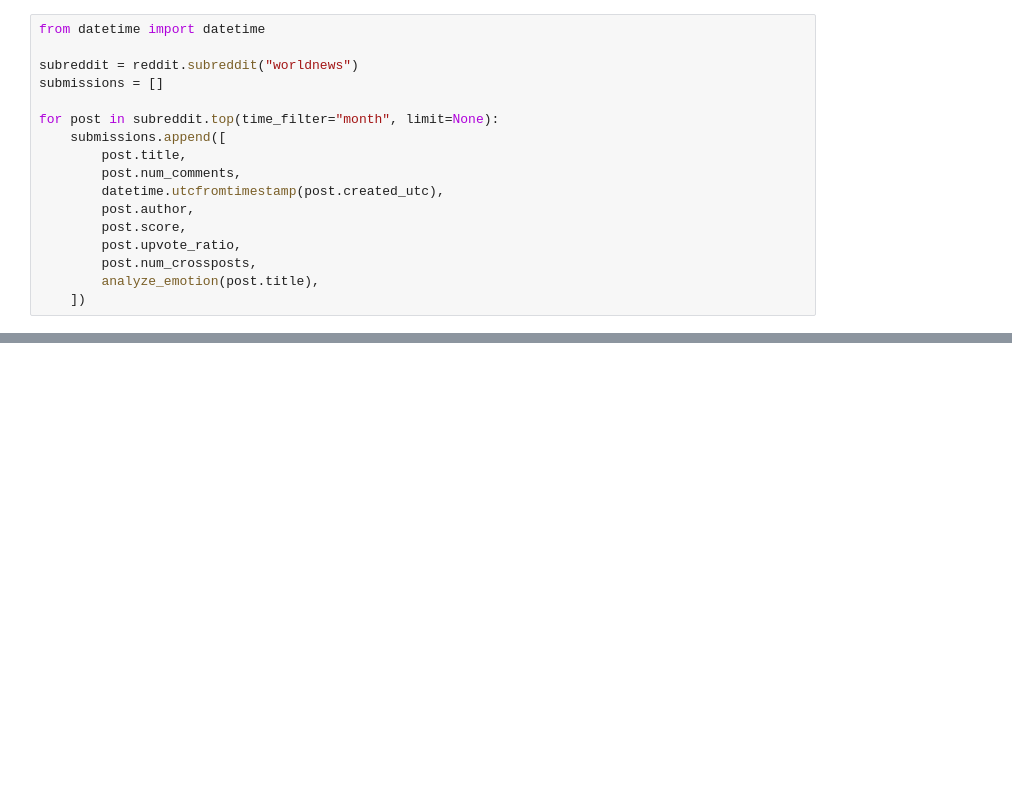
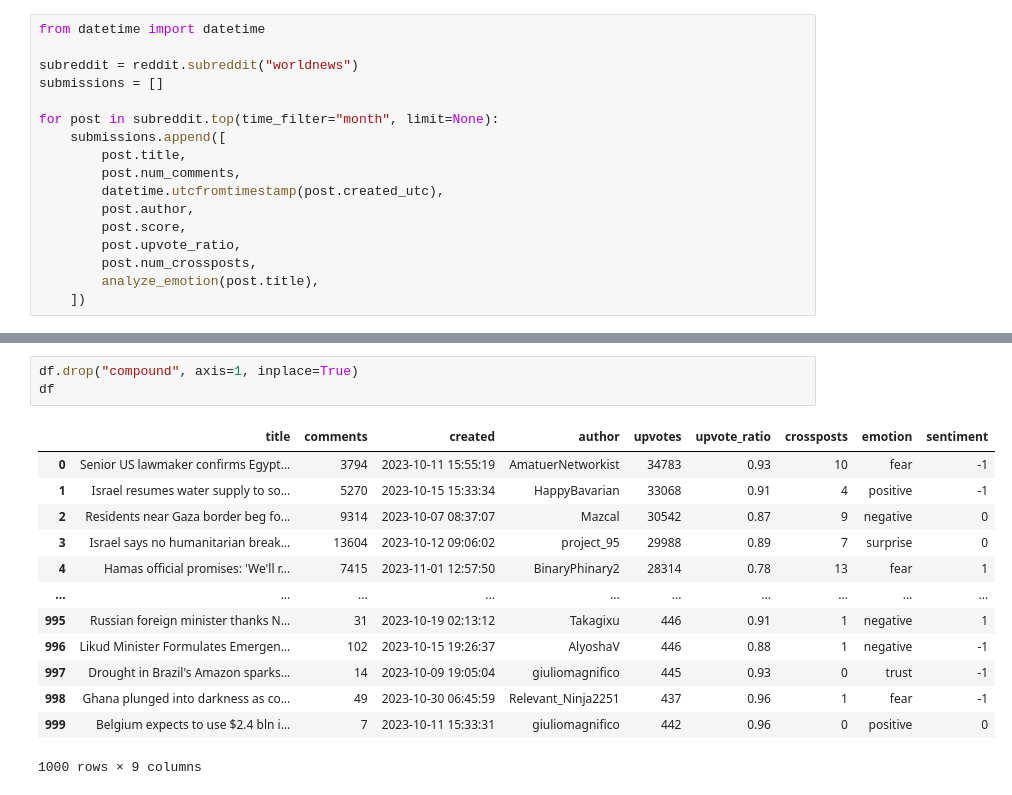
Before and after one commit to Devansh3712/subreddit-analysis, a Jupyter notebook: main.ipynb, the cells around one changed output, grey strips where cells are left out. Drawn from its saved outputs; the diff is of its cells as text; blank space fills up the shorter version.

```diff
--- a/main.ipynb
+++ b/main.ipynb
@@ -79,2 +66,19 @@ df
+# %%
+df.drop("compound", axis=1, inplace=True)
+df
+# %% [output]
+|  | title | comments | created | author | upvotes | upvote_ratio | crossposts | emotion | sentiment |
+| 0 | Senior US lawmaker confirms Egypt... | 3794 | 2023-10-11 15:55:19 | AmatuerNetworkist | 34783 | 0.93 | 10 | fear | -1 |
+| 1 | Israel resumes water supply to so... | 5270 | 2023-10-15 15:33:34 | HappyBavarian | 33068 | 0.91 | 4 | positive | -1 |
+| 2 | Residents near Gaza border beg fo... | 9314 | 2023-10-07 08:37:07 | Mazcal | 30542 | 0.87 | 9 | negative | 0 |
+| 3 | Israel says no humanitarian break... | 13604 | 2023-10-12 09:06:02 | project_95 | 29988 | 0.89 | 7 | surprise | 0 |
+| 4 | Hamas official promises: 'We'll r... | 7415 | 2023-11-01 12:57:50 | BinaryPhinary2 | 28314 | 0.78 | 13 | fear | 1 |
+| ... | ... | ... | ... | ... | ... | ... | ... | ... | ... |
+| 995 | Russian foreign minister thanks N... | 31 | 2023-10-19 02:13:12 | Takagixu | 446 | 0.91 | 1 | negative | 1 |
+| 996 | Likud Minister Formulates Emergen... | 102 | 2023-10-15 19:26:37 | AlyoshaV | 446 | 0.88 | 1 | negative | -1 |
+| 997 | Drought in Brazil's Amazon sparks... | 14 | 2023-10-09 19:05:04 | giuliomagnifico | 445 | 0.93 | 0 | trust | -1 |
+| 998 | Ghana plunged into darkness as co... | 49 | 2023-10-30 06:45:59 | Relevant_Ninja2251 | 437 | 0.96 | 1 | fear | -1 |
+| 999 | Belgium expects to use $2.4 bln i... | 7 | 2023-10-11 15:33:31 | giuliomagnifico | 442 | 0.96 | 0 | positive | 0 |
+1000 rows × 9 columns
 # %%
 emotion_count = df.emotion.value_counts()
```
Also changed, not shown: parts of 5 cells of this notebook.
